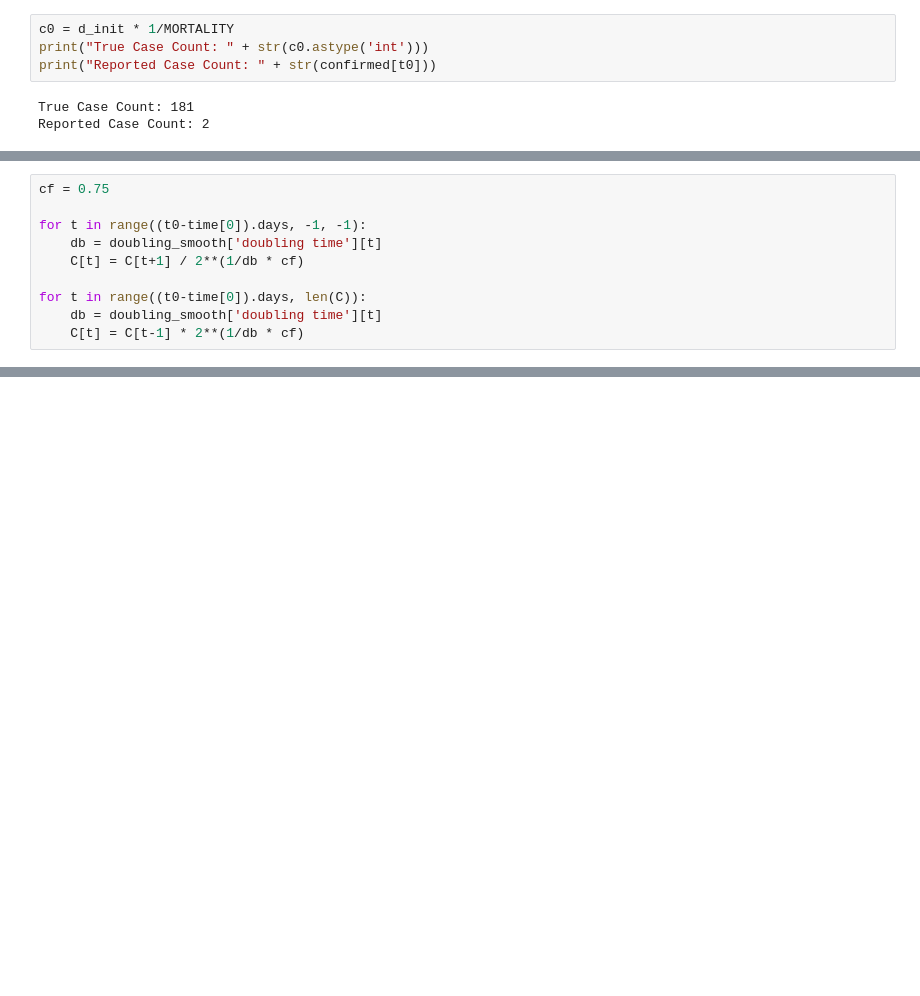
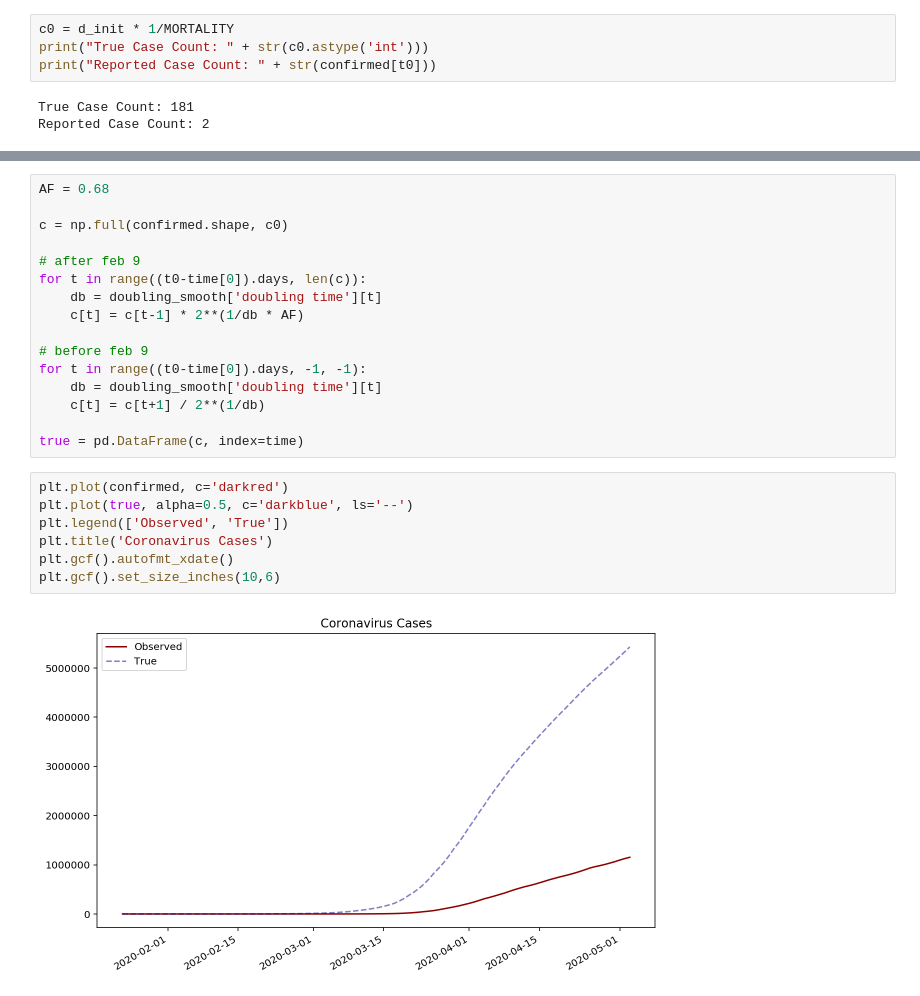
Before and after one commit to KartikChugh/COVID-Case-Estimation, a Jupyter notebook: covid-notebook.ipynb, the cells around one changed output, grey strips where cells are left out. Drawn from its saved outputs; the diff is of its cells as text; blank space fills up the shorter version.

```diff
--- a/covid-notebook.ipynb
+++ b/covid-notebook.ipynb
@@ -133,10 +130,0 @@ c = np.full(df['positive'].shape, c0)
-# %%
-cf = 0.75
-
-for t in range((t0-time[0]).days, -1, -1):
-    db = doubling_smooth['doubling time'][t]
-    C[t] = C[t+1] / 2**(1/db * cf)
-
-for t in range((t0-time[0]).days, len(C)):
-    db = doubling_smooth['doubling time'][t]
-    C[t] = C[t-1] * 2**(1/db * cf)
@@ -191,0 +140,25 @@ df.plot()
+# %%
+AF = 0.68
+
+c = np.full(confirmed.shape, c0)
+
+# after feb 9
+for t in range((t0-time[0]).days, len(c)):
+    db = doubling_smooth['doubling time'][t]
+    c[t] = c[t-1] * 2**(1/db * AF)
+
+# before feb 9
+for t in range((t0-time[0]).days, -1, -1):
+    db = doubling_smooth['doubling time'][t]
+    c[t] = c[t+1] / 2**(1/db)
+
+true = pd.DataFrame(c, index=time)
+# %%
+plt.plot(confirmed, c='darkred')
+plt.plot(true, alpha=0.5, c='darkblue', ls='--')
+plt.legend(['Observed', 'True'])
+plt.title('Coronavirus Cases')
+plt.gcf().autofmt_xdate()
+plt.gcf().set_size_inches(10,6)
+# %% [output]
+[figure, added]
```
Also changed, not shown: parts of 14 cells of this notebook.
